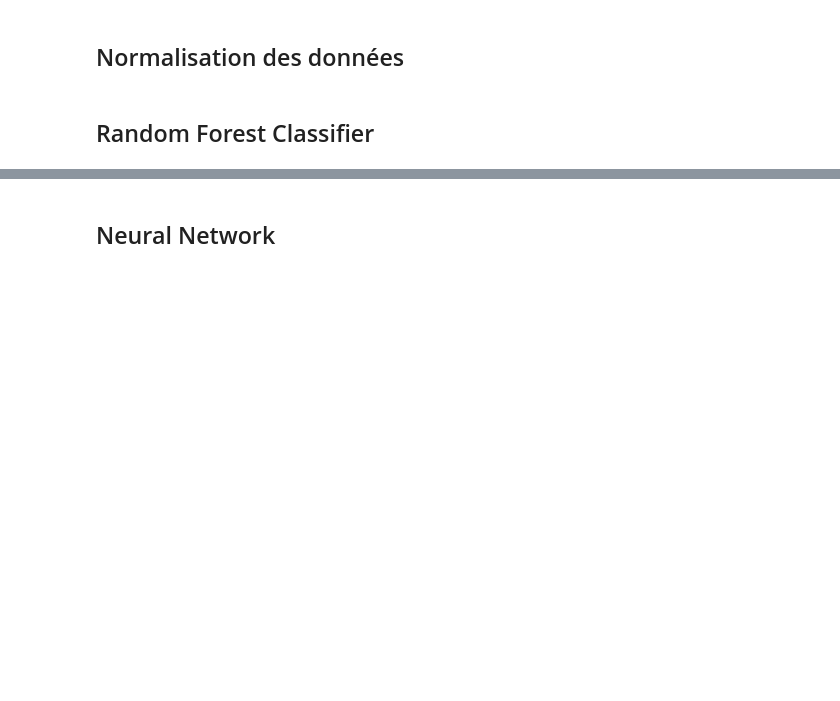
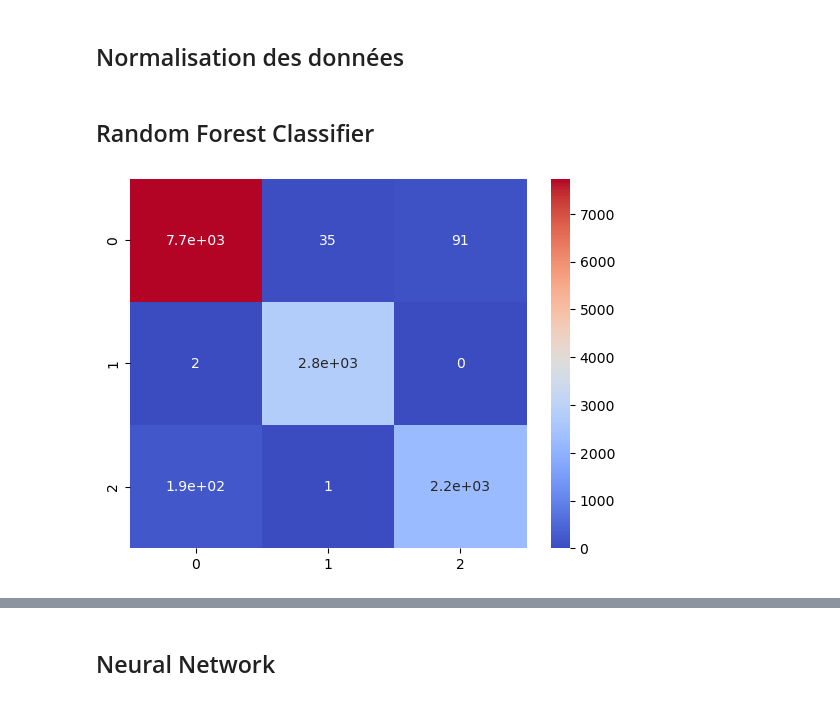
Before and after one commit to vilhess/methode-supervise, a Jupyter notebook: notebooks/classification.ipynb, the cells around one changed output, grey strips where cells are left out. Drawn from its saved outputs; the diff is of its cells as text; code cells hidden in the pictures; blank space fills up the shorter version.

```diff
--- a/notebooks/classification.ipynb
+++ b/notebooks/classification.ipynb
@@ -319,48 +428,62 @@ from sklearn.ensemble import RandomForestClassifier
 
 rf = RandomForestClassifier()
 
-# Définition de notre espaces de paramètres
+best_params = {'max_depth': 20,
+ 'min_samples_leaf': 1,
+ 'min_samples_split': 2,
+ 'n_estimators': 100}
 
-params = {
-    'n_estimators': [10, 50, 100, 200],
-    'max_depth': [None, 5, 10, 20],
-    'min_samples_split': [2, 5, 10],
-    'min_samples_leaf': [1, 2, 5]
-}
+if best_params is None:
 
-# Recherche des meilleurs paramètres
-grid = GridSearchCV(rf, params, cv=5, n_jobs=-1, verbose=1)
+    # Définition de notre espaces de paramètres
 
-grid.fit(X_train_scaled, y_train)
+    params = {
+        'n_estimators': [10, 50, 100, 200],
+        'max_depth': [None, 5, 10, 20],
+        'min_samples_split': [2, 5, 10],
+        'min_samples_leaf': [1, 2, 5]
+    }
 
-print(f"paramètres optimaux : {grid.best_params_}")
+    # Recherche des meilleurs paramètres
+    grid = GridSearchCV(rf, params, cv=5, n_jobs=-1, verbose=1)
 
-print(f"meilleur score : {grid.best_score_}")
+    grid.fit(X_train_scaled, y_train)
+
+    print(f"paramètres optimaux : {grid.best_params_}")
+
+    print(f"meilleur score : {grid.best_score_}")
+    best_params = grid.best_params_
+
+rf.set_params(**best_params)
+
+rf.fit(X_train_scaled, y_train)
 
 # Prédiction sur les données de test
 
-y_preds = grid.predict(X_test_scaled)
+y_preds = rf.predict(X_test_scaled)
 
 # Matrice de confusion
 
 sns.heatmap(confusion_matrix(y_test, y_preds), annot=True, cmap='coolwarm')
 
 # Sauvegarde des résultats pour streamlit
 
 new_results = pd.DataFrame({'y_test': y_test,
                             'y_preds': y_preds})
 
 new_results.to_csv('../résultats_models/classif/random_forest_scaled.csv', index=False)
 
 # soumission des résultats
 
 rf = RandomForestClassifier(**grid.best_params_)
 
-rf.fit(df_train_scaled.drop('label', axis=1), df_train_scaled['label'])
+rf.fit(df_train_scaled, df_train['label'])
 
-y_preds = rf.predict(df_test_scaled.drop('obj_ID', axis=1))
+y_preds = rf.predict(df_test_scaled)
 
-submission = pd.DataFrame({'obj_ID': df_test_scaled['obj_ID'],
+submission = pd.DataFrame({'obj_ID': df_test['obj_ID'],
                             'label': y_preds})
 
 submission.to_csv('../soumission/classif/random_forest_scaled.csv', index=False)
+# %% [output]
+[figure, added]
```
Also changed, not shown: parts of 16 cells of this notebook, 31 other files.
